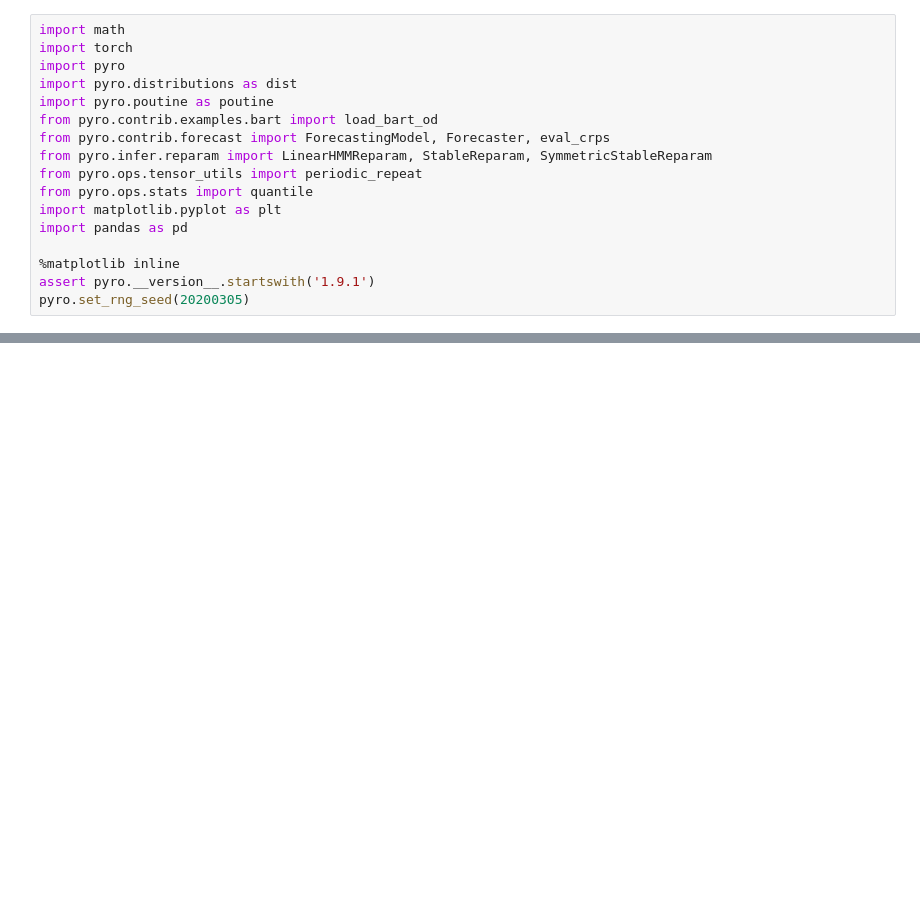
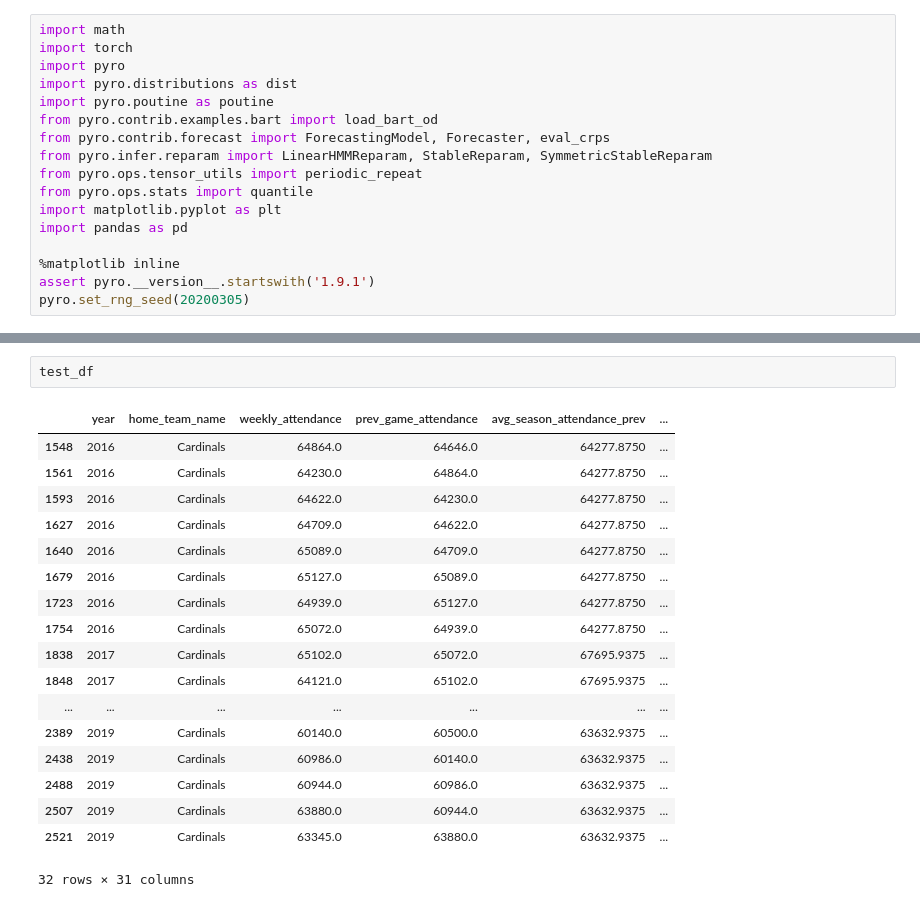
Before and after one commit to Qingwen-Zeng/Model-Based-Machine-Learning-Project, a Jupyter notebook: notebooks/state-space-model.ipynb, the cells around one changed output, grey strips where cells are left out. Saved outputs shown, nothing was run; the diff lists cells and outputs as text; blank space fills up the shorter version.

```diff
--- a/notebooks/state-space-model.ipynb
+++ b/notebooks/state-space-model.ipynb
@@ -65,3 +425,24 @@ train_df = home_df.loc[(home_df['year'] > 2001) & (home_df['year'] < 2017)]
+# %%
+test_df
+# %% [output]
+|  | year | home_team_name | weekly_attendance | prev_game_attendance | avg_season_attendance_prev | ... |
+| 1548 | 2016 | Cardinals | 64864.0 | 64646.0 | 64277.8750 | ... |
+| 1561 | 2016 | Cardinals | 64230.0 | 64864.0 | 64277.8750 | ... |
+| 1593 | 2016 | Cardinals | 64622.0 | 64230.0 | 64277.8750 | ... |
+| 1627 | 2016 | Cardinals | 64709.0 | 64622.0 | 64277.8750 | ... |
+| 1640 | 2016 | Cardinals | 65089.0 | 64709.0 | 64277.8750 | ... |
+| 1679 | 2016 | Cardinals | 65127.0 | 65089.0 | 64277.8750 | ... |
+| 1723 | 2016 | Cardinals | 64939.0 | 65127.0 | 64277.8750 | ... |
+| 1754 | 2016 | Cardinals | 65072.0 | 64939.0 | 64277.8750 | ... |
+| 1838 | 2017 | Cardinals | 65102.0 | 65072.0 | 67695.9375 | ... |
+| 1848 | 2017 | Cardinals | 64121.0 | 65102.0 | 67695.9375 | ... |
+| ... | ... | ... | ... | ... | ... | ... |
+| 2389 | 2019 | Cardinals | 60140.0 | 60500.0 | 63632.9375 | ... |
+| 2438 | 2019 | Cardinals | 60986.0 | 60140.0 | 63632.9375 | ... |
+| 2488 | 2019 | Cardinals | 60944.0 | 60986.0 | 63632.9375 | ... |
+| 2507 | 2019 | Cardinals | 63880.0 | 60944.0 | 63632.9375 | ... |
+| 2521 | 2019 | Cardinals | 63345.0 | 63880.0 | 63632.9375 | ... |
+32 rows × 31 columns
 # %%
 class Model1(ForecastingModel):
     def __init__(self, cov_dim, hidden_dim=3):
```
Also changed, not shown: parts of 22 cells of this notebook, 2 other files.
